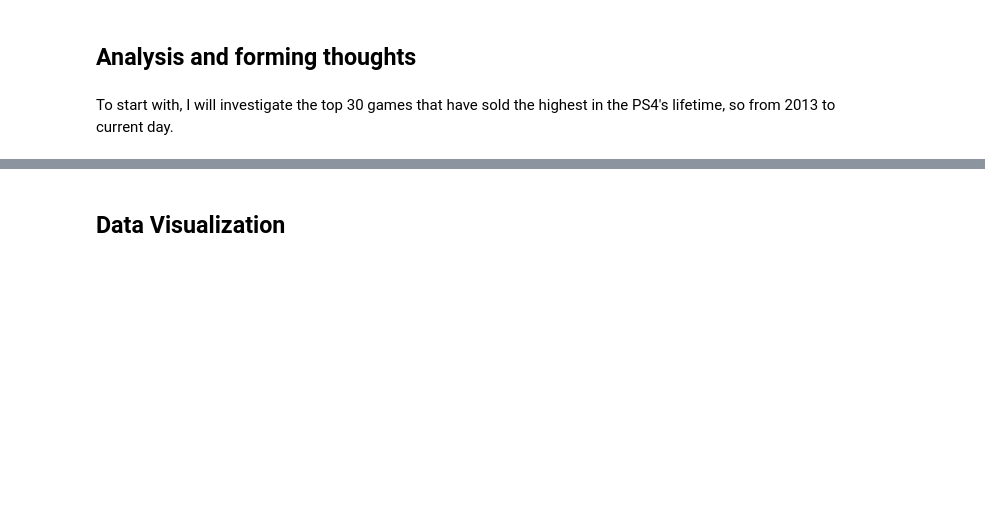
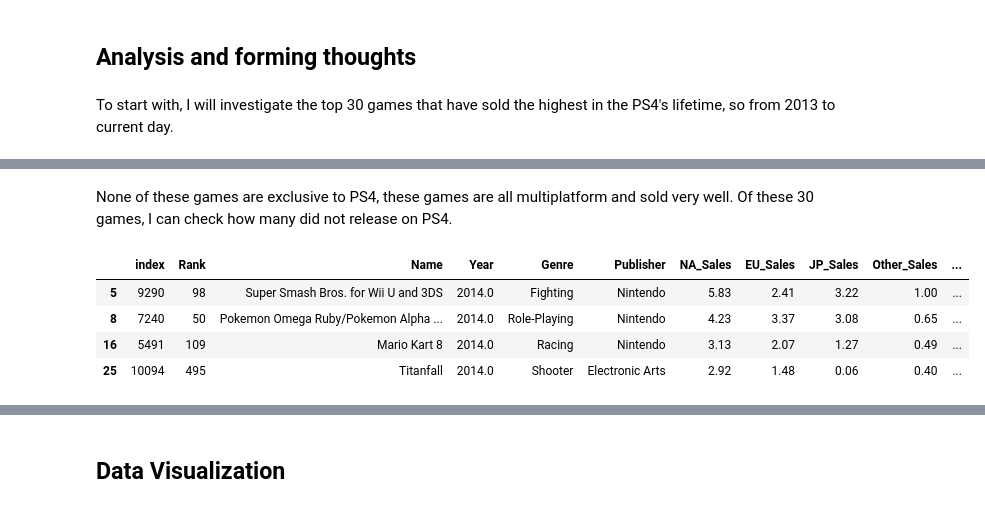
Before and after one commit to Rayan-Arshed/Data-Pipeline-Assessment-Video-Game-Data, a Jupyter notebook: Data-Pipeline-Assessment.ipynb, the cells around one changed output, grey strips where cells are left out. Saved outputs shown, nothing was run; the diff lists cells and outputs as text; code cells hidden in the pictures; blank space fills up the shorter version.

```diff
--- a/Data-Pipeline-Assessment.ipynb
+++ b/Data-Pipeline-Assessment.ipynb
@@ -991,0 +992,12 @@ df_sales_new[df_sales_new["Year"] > 2013].sort_values("Global_Sales", ascending=
+# %% [markdown]
+None of these games are exclusive to PS4, these games are all multiplatform and sold very well. Of these 30 games, I can check how many did not release on PS4.
+# %%
+df_subset = df_sales_new[df_sales_new["Year"] > 2013].sort_values("Global_Sales", ascending=False).head(30).reset_index()
+
+df_subset[~df_subset["Platforms"].str.contains("PS4")]
+# %% [output]
+|  | index | Rank | Name | Year | Genre | Publisher | NA_Sales | EU_Sales | JP_Sales | Other_Sales | ... |
+| 5 | 9290 | 98 | Super Smash Bros. for Wii U and 3DS | 2014.0 | Fighting | Nintendo | 5.83 | 2.41 | 3.22 | 1.00 | ... |
+| 8 | 7240 | 50 | Pokemon Omega Ruby/Pokemon Alpha ... | 2014.0 | Role-Playing | Nintendo | 4.23 | 3.37 | 3.08 | 0.65 | ... |
+| 16 | 5491 | 109 | Mario Kart 8 | 2014.0 | Racing | Nintendo | 3.13 | 2.07 | 1.27 | 0.49 | ... |
+| 25 | 10094 | 495 | Titanfall | 2014.0 | Shooter | Electronic Arts | 2.92 | 1.48 | 0.06 | 0.40 | ... |
```
Also changed, not shown: parts of 4 cells of this notebook.
